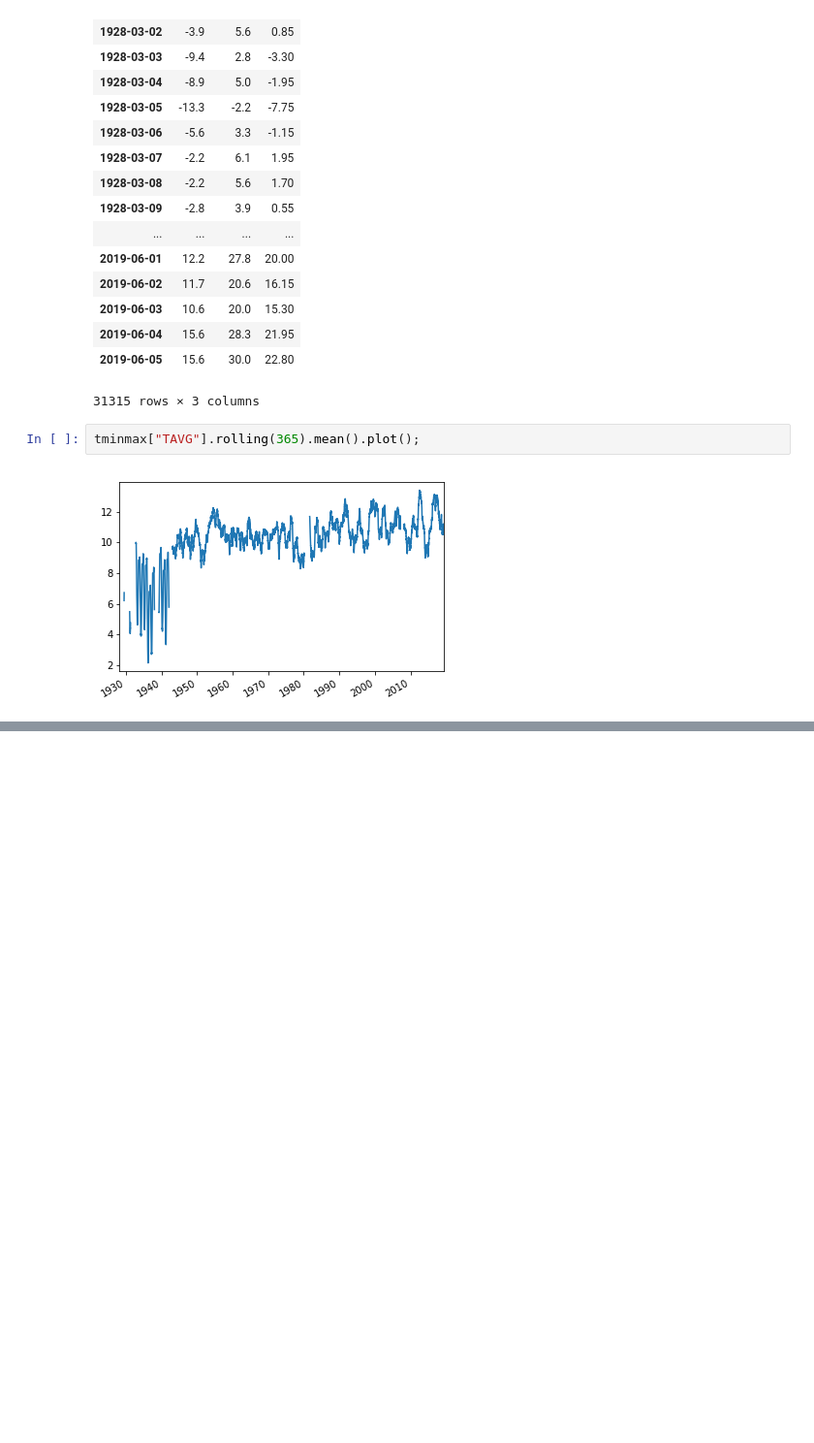
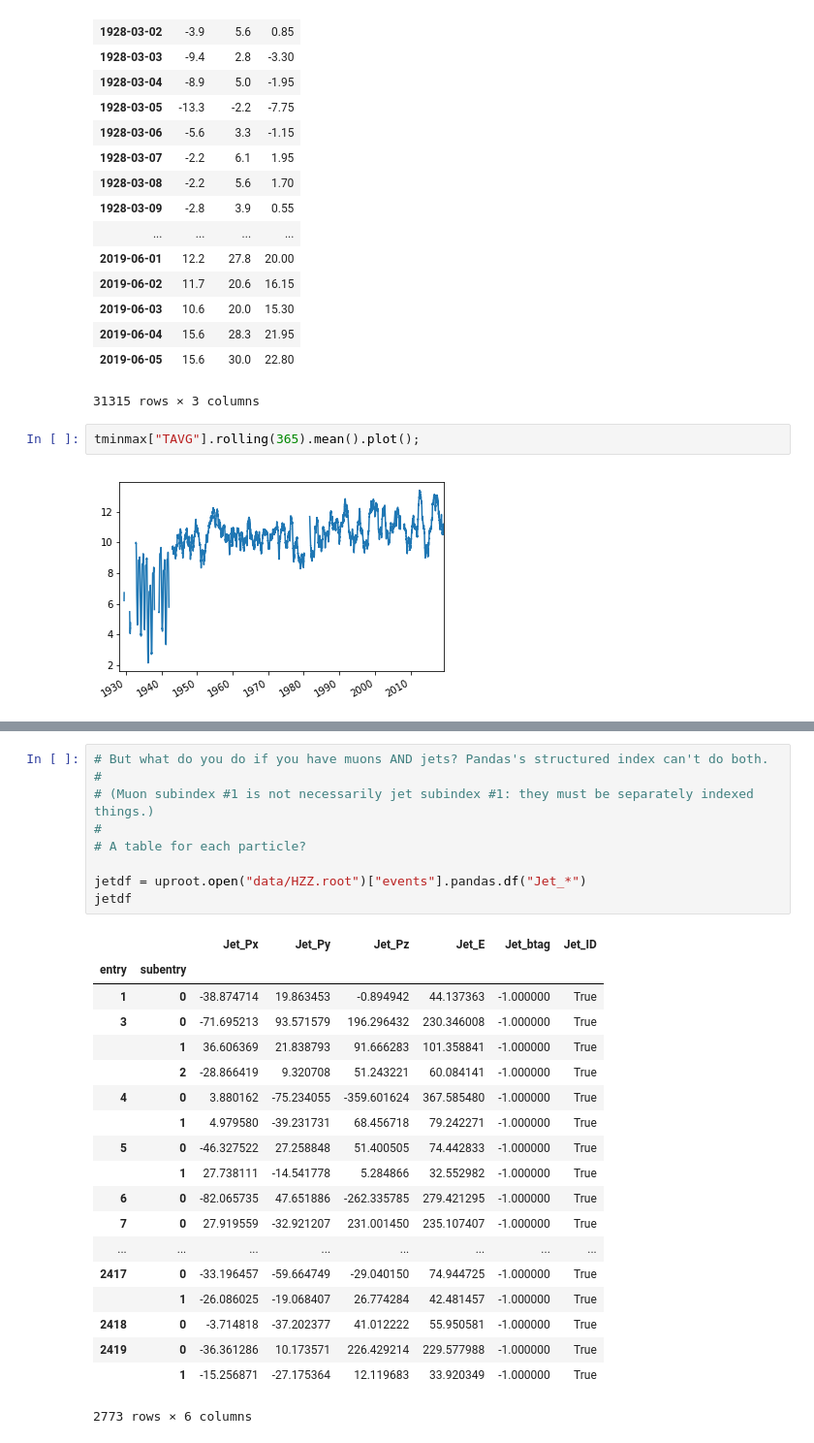
Before and after one commit to jpivarski-talks/2019-06-10-usatlas-argonne-python, a Jupyter notebook: 02-numpy-pandas-skills.ipynb, the cells around one changed output, grey strips where cells are left out. Shown at 97% size. Drawn from its saved outputs; the diff is of its cells as text; blank space fills up the shorter version.

```diff
--- a/02-numpy-pandas-skills.ipynb
+++ b/02-numpy-pandas-skills.ipynb
@@ -874,0 +986,29 @@ tminmax["TAVG"].rolling(365).mean().plot();
+# %%
+# But what do you do if you have muons AND jets? Pandas's structured index can't do both.
+#
+# (Muon subindex #1 is not necessarily jet subindex #1: they must be separately indexed things.)
+#
+# A table for each particle?
+
+jetdf = uproot.open("data/HZZ.root")["events"].pandas.df("Jet_*")
+jetdf
+# %% [output]
+|  |  | Jet_Px | Jet_Py | Jet_Pz | Jet_E | Jet_btag | Jet_ID |
+| entry | subentry |  |  |  |  |  |  |
+| 1 | 0 | -38.874714 | 19.863453 | -0.894942 | 44.137363 | -1.000000 | True |
+| 3 | 0 | -71.695213 | 93.571579 | 196.296432 | 230.346008 | -1.000000 | True |
+|  | 1 | 36.606369 | 21.838793 | 91.666283 | 101.358841 | -1.000000 | True |
+|  | 2 | -28.866419 | 9.320708 | 51.243221 | 60.084141 | -1.000000 | True |
+| 4 | 0 | 3.880162 | -75.234055 | -359.601624 | 367.585480 | -1.000000 | True |
+|  | 1 | 4.979580 | -39.231731 | 68.456718 | 79.242271 | -1.000000 | True |
+| 5 | 0 | -46.327522 | 27.258848 | 51.400505 | 74.442833 | -1.000000 | True |
+|  | 1 | 27.738111 | -14.541778 | 5.284866 | 32.552982 | -1.000000 | True |
+| 6 | 0 | -82.065735 | 47.651886 | -262.335785 | 279.421295 | -1.000000 | True |
+| 7 | 0 | 27.919559 | -32.921207 | 231.001450 | 235.107407 | -1.000000 | True |
+| ... | ... | ... | ... | ... | ... | ... | ... |
+| 2417 | 0 | -33.196457 | -59.664749 | -29.040150 | 74.944725 | -1.000000 | True |
+|  | 1 | -26.086025 | -19.068407 | 26.774284 | 42.481457 | -1.000000 | True |
+| 2418 | 0 | -3.714818 | -37.202377 | 41.012222 | 55.950581 | -1.000000 | True |
+| 2419 | 0 | -36.361286 | 10.173571 | 226.429214 | 229.577988 | -1.000000 | True |
+|  | 1 | -15.256871 | -27.175364 | 12.119683 | 33.920349 | -1.000000 | True |
+2773 rows × 6 columns
```
Also changed, not shown: parts of 6 cells of this notebook, 1 other file.
